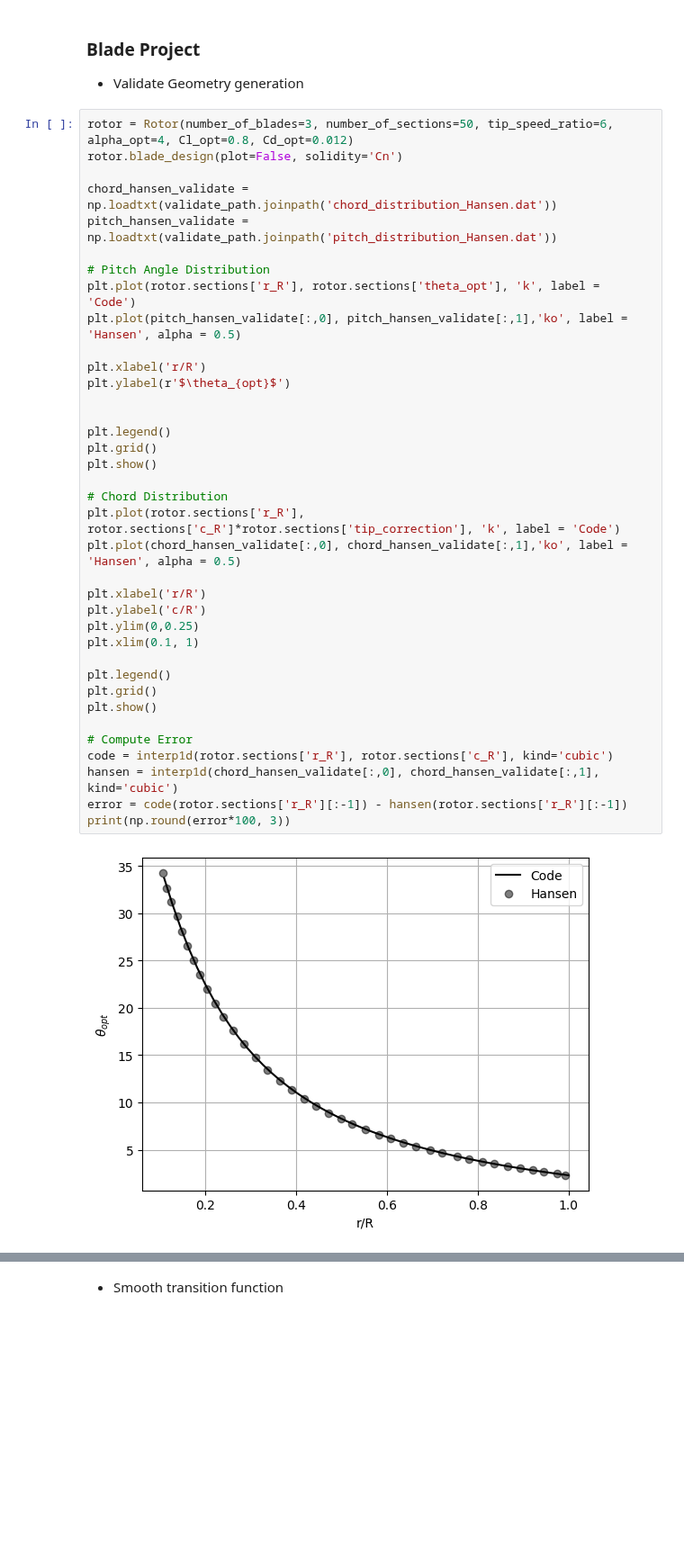
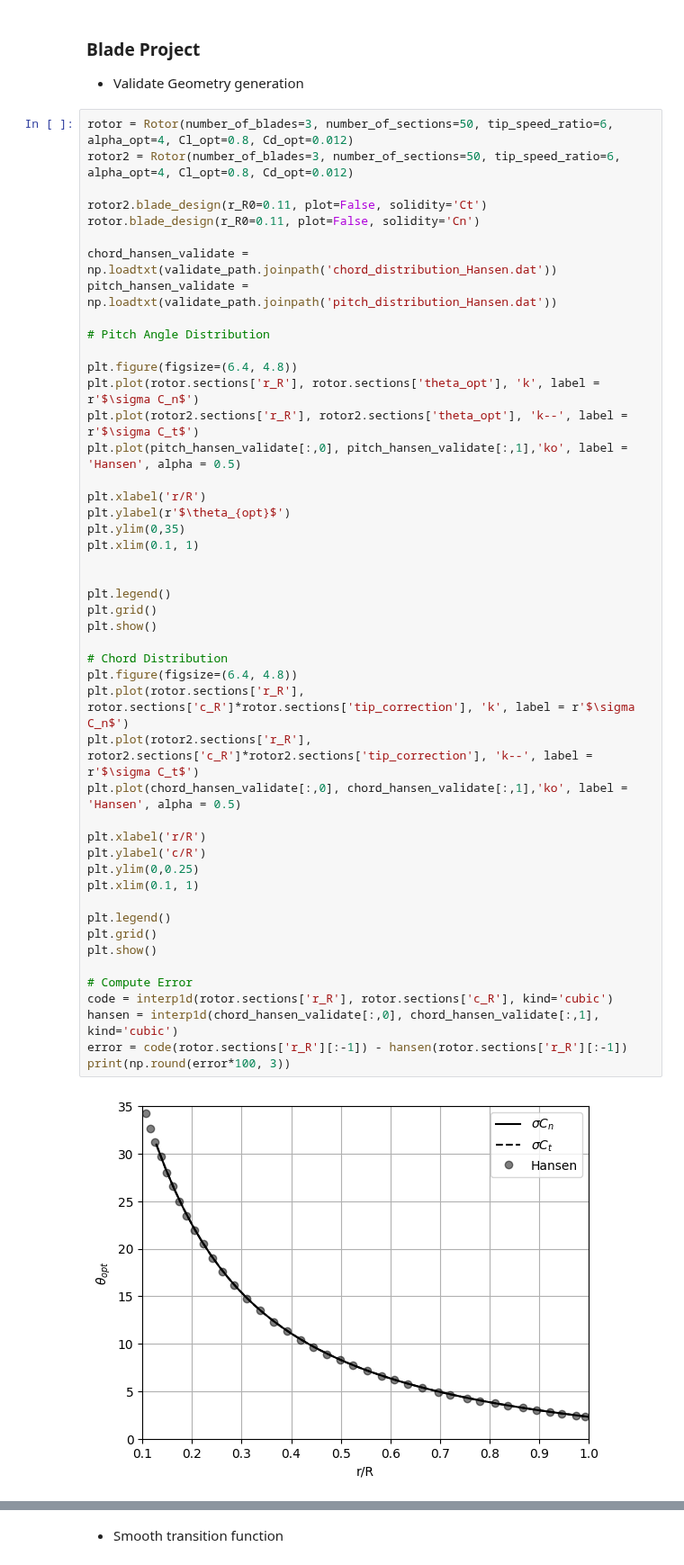
Before and after one commit to Widmark-Kaue/BEMT, a Jupyter notebook: case.ipynb, the cells around one changed output, grey strips where cells are left out. Shown at 90% size. Cells and saved outputs as stored; diff of their text form; blank space fills up the shorter version.

```diff
--- a/case.ipynb
+++ b/case.ipynb
@@ -14,40 +13,50 @@ from bemt import bemt
 - Validate Geometry generation
 # %%
 rotor = Rotor(number_of_blades=3, number_of_sections=50, tip_speed_ratio=6, alpha_opt=4, Cl_opt=0.8, Cd_opt=0.012)
-rotor.blade_design(plot=False, solidity='Cn')
+rotor2 = Rotor(number_of_blades=3, number_of_sections=50, tip_speed_ratio=6, alpha_opt=4, Cl_opt=0.8, Cd_opt=0.012)
+
+rotor2.blade_design(r_R0=0.11, plot=False, solidity='Ct')
+rotor.blade_design(r_R0=0.11, plot=False, solidity='Cn')
 
 chord_hansen_validate = np.loadtxt(validate_path.joinpath('chord_distribution_Hansen.dat'))
 pitch_hansen_validate = np.loadtxt(validate_path.joinpath('pitch_distribution_Hansen.dat'))
 
 # Pitch Angle Distribution
-plt.plot(rotor.sections['r_R'], rotor.sections['theta_opt'], 'k', label = 'Code')
+
+plt.figure(figsize=(6.4, 4.8))
+plt.plot(rotor.sections['r_R'], rotor.sections['theta_opt'], 'k', label = r'$\sigma C_n$')
+plt.plot(rotor2.sections['r_R'], rotor2.sections['theta_opt'], 'k--', label = r'$\sigma C_t$')
 plt.plot(pitch_hansen_validate[:,0], pitch_hansen_validate[:,1],'ko', label = 'Hansen', alpha = 0.5)
 
 plt.xlabel('r/R')
 plt.ylabel(r'$\theta_{opt}$')
+plt.ylim(0,35)
+plt.xlim(0.1, 1)
 
 
 plt.legend()
 plt.grid()
 plt.show()
 
 # Chord Distribution
-plt.plot(rotor.sections['r_R'], rotor.sections['c_R']*rotor.sections['tip_correction'], 'k', label = 'Code')
+plt.figure(figsize=(6.4, 4.8))
+plt.plot(rotor.sections['r_R'], rotor.sections['c_R']*rotor.sections['tip_correction'], 'k', label = r'$\sigma C_n$')
+plt.plot(rotor2.sections['r_R'], rotor2.sections['c_R']*rotor2.sections['tip_correction'], 'k--', label = r'$\sigma C_t$')
 plt.plot(chord_hansen_validate[:,0], chord_hansen_validate[:,1],'ko', label = 'Hansen', alpha = 0.5)
 
 plt.xlabel('r/R')
 plt.ylabel('c/R')
 plt.ylim(0,0.25)
 plt.xlim(0.1, 1)
 
 plt.legend()
 plt.grid()
 plt.show()
 
 # Compute Error
 code = interp1d(rotor.sections['r_R'], rotor.sections['c_R'], kind='cubic')
 hansen = interp1d(chord_hansen_validate[:,0], chord_hansen_validate[:,1], kind='cubic')
 error = code(rotor.sections['r_R'][:-1]) - hansen(rotor.sections['r_R'][:-1])
 print(np.round(error*100, 3))
 # %% [output]
-[figure, old version]
+[figure, new version]
```
Also changed, not shown: parts of 10 cells of this notebook.
